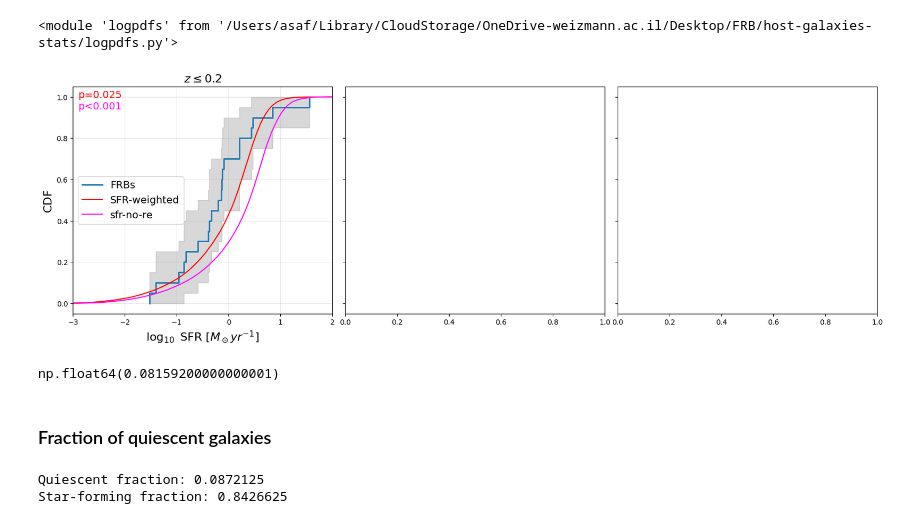
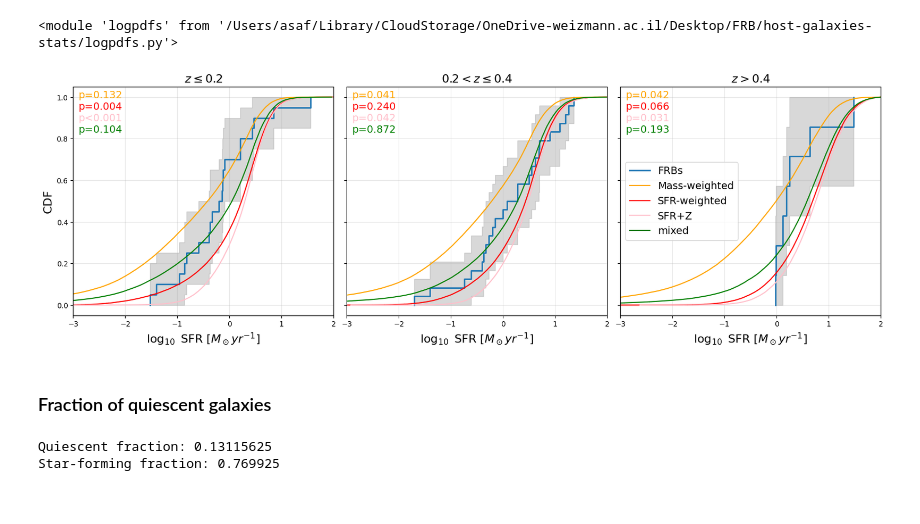
Before and after one commit to hoasaf3/host-galaxies-stats, a Jupyter notebook: frb_hosts_stats.ipynb, the cells around one changed output. Saved outputs shown, nothing was run; the diff lists cells and outputs as text; code cells hidden in the pictures.

```diff
--- a/frb_hosts_stats.ipynb
+++ b/frb_hosts_stats.ipynb
@@ -327,7 +327,7 @@ z_to_selection_factor = {}
 mgrid = leja_utils.mgrid
 metallicity_sigmoid = np.log(sigmoid(mgrid, M_C_SHARMA, BETA_SHARMA))
 
-extra_z = [0, 0.1, 0.25, 0.279, 0.3, 0.478, 0.5]  # z values not within frb_hosts, to plot for examples
+extra_z = [0, 0.08035999999999999, 0.25, 0.279, 0.3, 0.478, 0.5]  # z values not within frb_hosts, to plot for examples
 for z in frb_hosts['z'].tolist() + extra_z:
     sigma = _get_sigma_for_z(z)
     lum_distance = cosmo.luminosity_distance(z).to(u.cm).value  # cm
@@ -623,9 +623,9 @@ plt.savefig('Figures/Figure1_gc.pdf', bbox_inches='tight', transparent=True)
 
 # Create logpdf
 # z_to_logpdf = create_z_to_logpdf_w_opt(frb_hosts, prob_density, 1, 0)  # mass-weighted with optical lnprior
-z_to_logpdf = create_z_to_logpdf_w_opt(frb_hosts, prob_density, 0, 1)  # sfr-weighted with optical lnprior
-# z_to_logpdf = {z: get_gc_logpdf_w_opt(z, prob_density)
-#                for z in frb_hosts['z']}  # gc-weighted with optical lnprior
+# z_to_logpdf = create_z_to_logpdf_w_opt(frb_hosts, prob_density, 0, 1)  # sfr-weighted with optical lnprior
+z_to_logpdf = {z: get_gc_logpdf_w_opt(z, prob_density)
+               for z in frb_hosts['z']}  # gc-weighted with optical lnprior
 
 # frb_hosts = frb_hosts[frb_hosts['Mstar'] > 10**M_C_SHARMA].reset_index()  # remove lower-masses (20210117A)
 # frb_hosts = frb_hosts[frb_hosts['z']<=0.2].reset_index()  # perform metallicity weighted only on z<=0.2
@@ -820,7 +820,7 @@ for log_f in tqdm(log_ab_frac, desc="Calculating a/b ratios"):
     ab_p90_pvals.append(np.average(p90_per_ab))
     ab_pnom_pvals.append(np.average(pnom_per_ab))
 
-with open('ab_frac_26_02_25.csv', 'w') as f:
+with open('ab_frac_28_05_25.csv', 'w') as f:
     f.write('log_ab,pval,errs\n')
     f.writelines(['{},{},{},{},{}\n'.format(log_ab_frac[i], ab_p90_pvals[i], ab_pnom_pvals[i],
                                             ab_p90_errs[i],ab_pnom_errs[i]) for i in range(len(log_ab_frac))])
@@ -1078,15 +1075,12 @@ def create_cdfs_of_4_models(ax, sub_hosts, z_samples, is_by_mass, title):
     # Create logpdfs for 4 models
     mass_logpdf = get_wlogpdf_w_opt(z_samples, prob_density, 1, 0)
     sfr_logpdf = get_wlogpdf_w_opt(z_samples, prob_density, 0, 1)
-    sfr_logpdf_no_re = get_wlogpdf_w_opt(z_samples, prob_density, 0, 1, redshift_evolution=False)
     z_sfr_logpdf = get_metallicity_logpdf(z_samples, prob_density)
-    # best_fit_logpdf = get_wlogpdf_w_opt(z_samples, prob_density, 10**-9.62, 1)
     best_fit_logpdf = get_wlogpdf_w_opt(z_samples, prob_density, 1 * 10**-10.5, 1)
 
     # Generate samples
     model_samples = [mc.get_samples(logpdf) for logpdf in
-                    #  [mass_logpdf, sfr_logpdf, sfr_logpdf_no_re, z_sfr_logpdf, best_fit_logpdf]]
-                     [sfr_logpdf, sfr_logpdf_no_re]]
+                     [mass_logpdf, sfr_logpdf, z_sfr_logpdf, best_fit_logpdf]]
 
     # Create CDFs
     frbs_values = np.log10(sub_hosts['Mstar' if is_by_mass else 'SFR'])
@@ -1107,10 +1101,8 @@ def create_cdfs_of_4_models(ax, sub_hosts, z_samples, is_by_mass, title):
     # Plot models CDFs
     pvals = [kstest(frbs_values, cdf)[1] for cdf in models_cdfs]
 
-    # colors = ['orange', 'red', 'pink', 'darkred', 'green']
-    colors = ['red', 'fuchsia']
-    # labels = ['Mass-weighted', 'SFR-weighted', 'sfr-no-re', 'SFR+Z', 'mixed']
-    labels = ['SFR-weighted', 'sfr-no-re']
+    colors = ['orange', 'red', 'pink', 'green']
+    labels = ['Mass-weighted', 'SFR-weighted', 'SFR+Z', 'mixed']
 
     for i in range(len(models_cdfs)):
         ax.plot(models_cdfs[i].x, models_cdfs[i].y, color=colors[i], label=labels[i])
@@ -1121,47 +1113,43 @@ def create_cdfs_of_4_models(ax, sub_hosts, z_samples, is_by_mass, title):
                 fontsize=14)
 
     ax.set_title(title, fontsize=16)
-    xlim = [7, 12] if is_by_mass else [-3, 2]  # TODO: set ticks too?
+    xlim = [7, 12] if is_by_mass else [-3, 2]
     ax.set_xlim(xlim)
     ax.set_xlabel(r'$\log_{10}$ $M_\star$ [$M_\odot$]' if is_by_mass
                   else r'$\log_{10}$ SFR [$M_\odot yr^{-1}$]',
                   fontsize=16)
     ax.grid(True, alpha=0.3)
     ax.legend(fontsize=14, loc='center left')
 
 
 z1_hosts = frb_hosts[frb_hosts['z']<=0.2].reset_index()
 z2_hosts = frb_hosts[np.logical_and(frb_hosts['z']>=0.2,
                                      frb_hosts['z']<0.4)].reset_index()
 z3_hosts = frb_hosts[frb_hosts['z']>0.4].reset_index()
 
 # Create figure with 3 subplots sharing y-axis
 fig, (ax1, ax2, ax3) = plt.subplots(1, 3, figsize=(20, 6), sharey=True)
 
 # NOTE - add np.median(z_hosts['z']) result to extra_z list
 is_by_mass = False
-create_cdfs_of_4_models(ax1, z1_hosts, z_samples=0, is_by_mass=is_by_mass, title=r'$z\leq 0.2$')
-# create_cdfs_of_4_models(ax2, z2_hosts, np.median(z2_hosts['z']), is_by_mass, r'$0.2<z\leq 0.4$')
-# create_cdfs_of_4_models(ax3, z3_hosts, np.median(z3_hosts['z']), is_by_mass, r'$z>0.4$')
+create_cdfs_of_4_models(ax1, z1_hosts, z_samples=np.median(z1_hosts['z']), is_by_mass=is_by_mass, title=r'$z\leq 0.2$')
+create_cdfs_of_4_models(ax2, z2_hosts, np.median(z2_hosts['z']), is_by_mass, r'$0.2<z\leq 0.4$')
+create_cdfs_of_4_models(ax3, z3_hosts, np.median(z3_hosts['z']), is_by_mass, r'$z>0.4$')
 
 # Set common labels
 ax1.set_ylabel('CDF', fontsize=16)
 
 # Adjust layout
 plt.subplots_adjust(bottom=0.15, wspace=0.05)
 
 # Only show legend on last subplot
-# ax1.get_legend().remove()
-# ax2.get_legend().remove()
+ax1.get_legend().remove()
+ax2.get_legend().remove()
 
-# plt.savefig('Figures/Figure4_mass.pdf', bbox_inches='tight', transparent=True)
+plt.savefig('Figures/Figure4_sfr.pdf', bbox_inches='tight', transparent=True)
 plt.show()
 # %% [output]
-[figure, old version]
+[figure, new version]
-# %%
-np.mean(z1_hosts['z'])
-# %% [output]
-np.float64(0.08159200000000001)
 # %% [markdown]
 ### Fraction of quiescent galaxies
 # %%
@@ -1169,7 +1157,7 @@ np.float64(0.08159200000000001)
 import astropy.cosmology.units as cu
 from astropy.cosmology import WMAP9 as cosmo
 
-z = 0.5
+z = 0.3
 
 best_fit_logpdf = get_wlogpdf_w_opt(z, prob_density, 1 * 10**-10.5, 1)
 samples = mc.get_samples(best_fit_logpdf)
@@ -1186,5 +1174,5 @@ star_forming_frac = sum(D>1/3) / len(D)
 print("Quiescent fraction:", quiescent_frac)
 print("Star-forming fraction:", star_forming_frac)
 # %% [output]
-Quiescent fraction: 0.0872125
-Star-forming fraction: 0.8426625
+Quiescent fraction: 0.13115625
+Star-forming fraction: 0.769925
```
Also changed, not shown: parts of 6 cells of this notebook.
